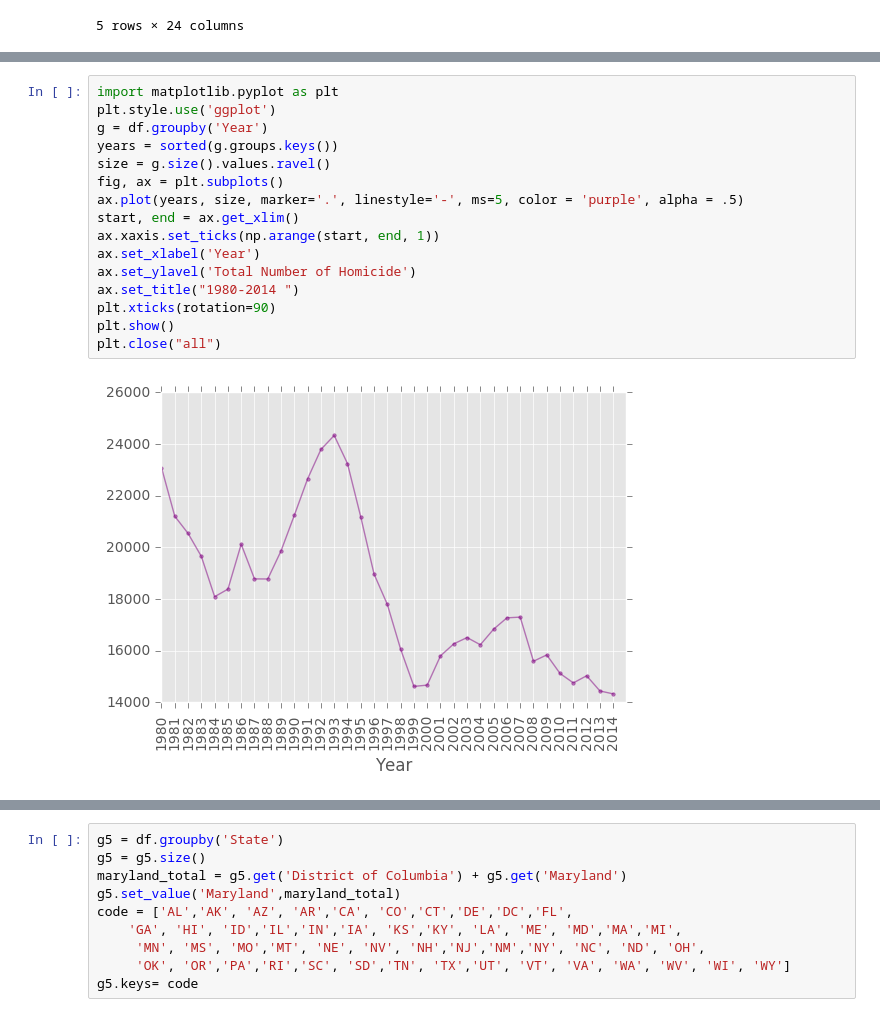
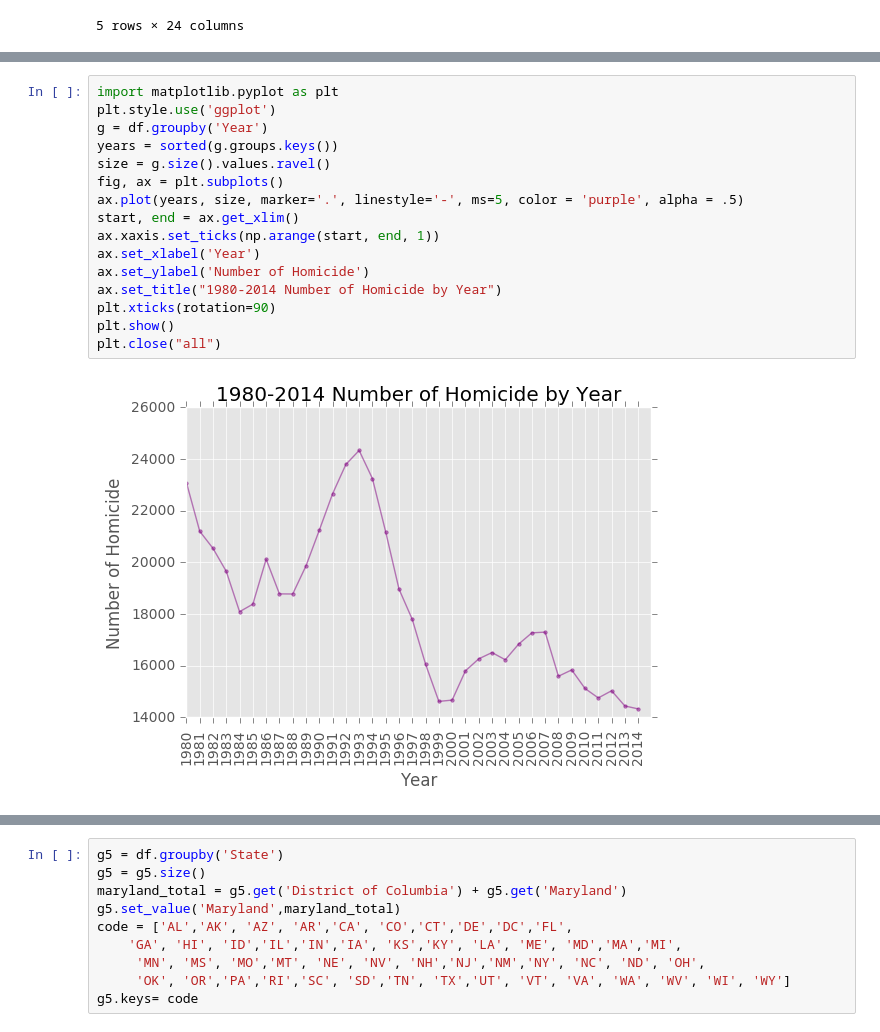
Before and after one commit to nicole72382/nicole72382.github.io, a Jupyter notebook: Final Tutorial.ipynb, the cells around one changed output, grey strips where cells are left out. Drawn from its saved outputs; the diff is of its cells as text.

```diff
--- a/Final Tutorial.ipynb
+++ b/Final Tutorial.ipynb
@@ -17,18 +30,18 @@ df.head()
 # %%
 import matplotlib.pyplot as plt
 plt.style.use('ggplot')
 g = df.groupby('Year')
 years = sorted(g.groups.keys())
 size = g.size().values.ravel()
 fig, ax = plt.subplots()
 ax.plot(years, size, marker='.', linestyle='-', ms=5, color = 'purple', alpha = .5)
 start, end = ax.get_xlim()
 ax.xaxis.set_ticks(np.arange(start, end, 1))
 ax.set_xlabel('Year')
-ax.set_ylavel('Total Number of Homicide')
-ax.set_title("1980-2014 ")
+ax.set_ylabel('Number of Homicide')
+ax.set_title("1980-2014 Number of Homicide by Year")
 plt.xticks(rotation=90)
 plt.show()
 plt.close("all")
 # %% [output]
-[figure, old version]
+[figure, new version]
```
Also changed, not shown: parts of 12 cells of this notebook, 1 other file.
